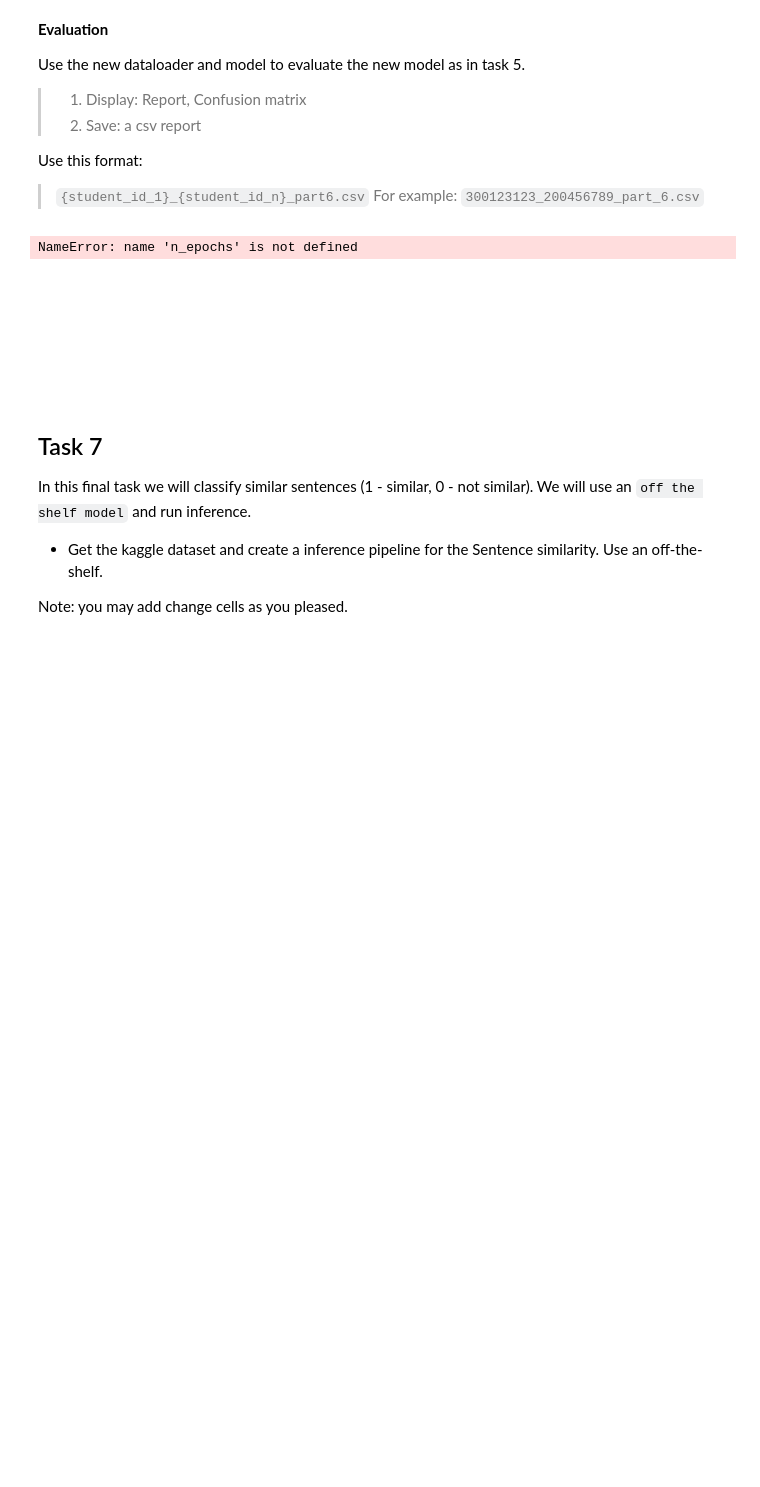
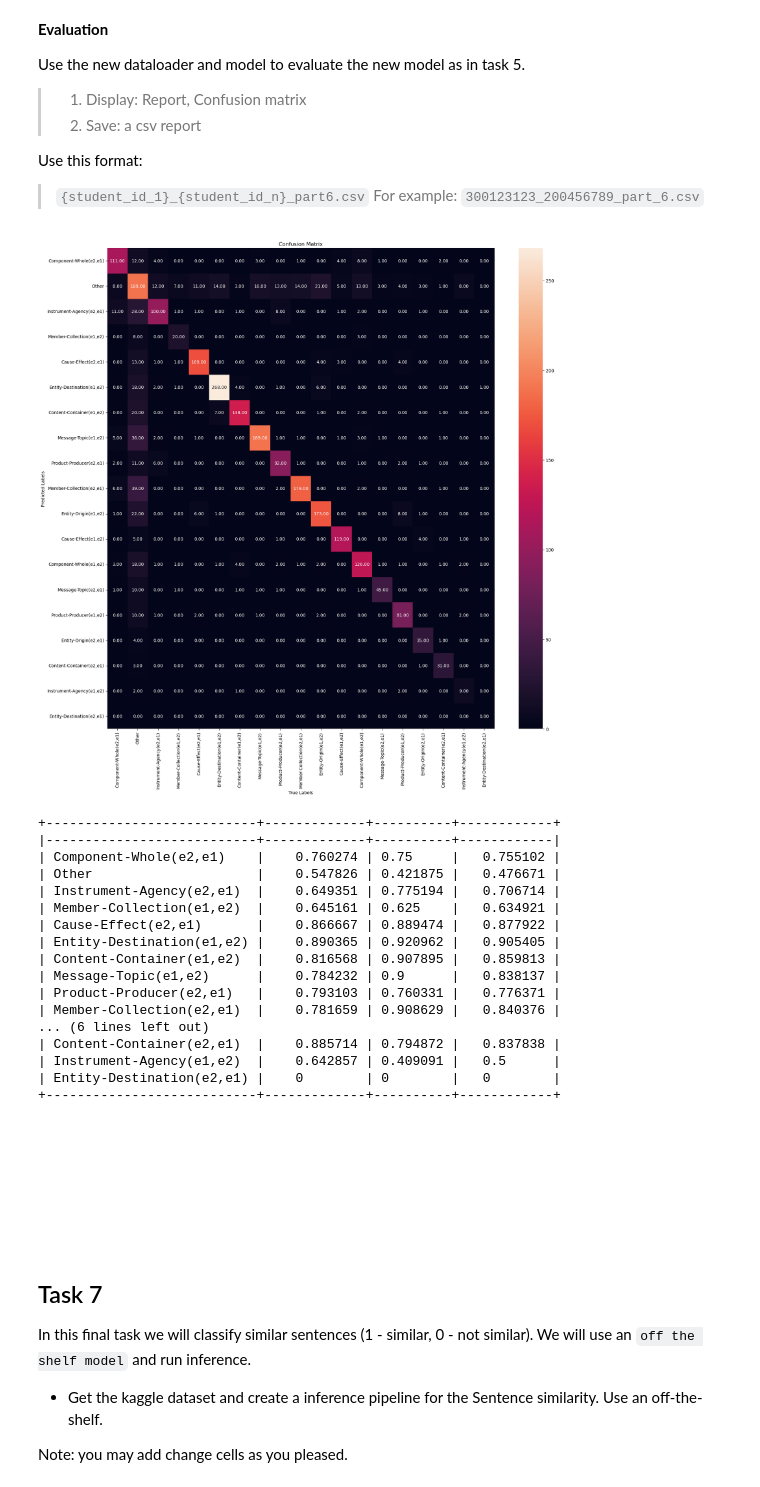
Before and after one commit to Lior-Baruch/NLP, a Jupyter notebook: HW4/Assignment_4_RC.ipynb, the cells around one changed output. Saved outputs shown, nothing was run; the diff lists cells and outputs as text; code cells hidden in the pictures; blank space fills up the shorter version.

```diff
--- a/HW4/Assignment_4_RC.ipynb
+++ b/HW4/Assignment_4_RC.ipynb
@@ -1317,16 +1070,67 @@ Use the new dataloader and model to evaluate the new model as in task 5.
 Use this format:
 > `{student_id_1}_{student_id_n}_part6.csv`
 > For example: `300123123_200456789_part_6.csv`
-# %%
-# TO DO
-
-training(model_part3, n_epochs, train_data, dev_data)
-evaluate(model_part3, test_data)
-
-# display()
-# save()
-# %% [output]
-NameError: name 'n_epochs' is not defined
+# %%
+def evaluate_MTB(model, test_dataloader):
+  model.eval()
+  y_true = []
+  y_pred = []
+  with torch.no_grad():
+    for batch in test_dataloader:
+      sentences, labels, index_tuples = batch
+      sentences = sentences.to(DEVICE)
+      labels = labels.to(DEVICE)
+      outputs = model.forward(sentences, index_tuples)
+      _, preds = torch.max(outputs, dim=1)
+      preds = preds.tolist()
+      labels = labels.tolist()
+      y_true.extend(labels)
+      y_pred.extend(preds)
+
+  return y_pred, y_true
+# %%
+# TO DO
+
+#training(model_part3, n_epochs, train_data, dev_data)
+y_pred, y_true = evaluate_MTB(model_MTB, test_dataloader_with_entity_markers)
+# convert the label ids to labels
+y_pred_str = [id2label_with_entity_markers[id] for id in y_pred]
+y_true_str = [id2label_with_entity_markers[id] for id in y_true]
+
+report_MTB = get_report(y_pred_str, y_true_str, list(label2id_with_entity_markers.keys()))
+cm_MTB = get_cm_matrix(y_pred_str, y_true_str, list(label2id_with_entity_markers.keys()))
+
+# plot the confusion matrix
+plt.figure(figsize=(20, 20))
+sns.heatmap(cm_MTB, annot=True, fmt='.2f')
+plt.title('Confusion Matrix')
+plt.xlabel('True Labels')
+plt.ylabel('Predicted Labels')
+plt.show()
+
+print(tabulate(report_MTB, headers='keys', tablefmt='psql'))
+
+# display()
+# save()
+# %% [output]
+[figure, added]
++---------------------------+-------------+----------+------------+
+|---------------------------+-------------+----------+------------|
+| Component-Whole(e2,e1)    |    0.760274 | 0.75     |   0.755102 |
+| Other                     |    0.547826 | 0.421875 |   0.476671 |
+| Instrument-Agency(e2,e1)  |    0.649351 | 0.775194 |   0.706714 |
+| Member-Collection(e1,e2)  |    0.645161 | 0.625    |   0.634921 |
+| Cause-Effect(e2,e1)       |    0.866667 | 0.889474 |   0.877922 |
+| Entity-Destination(e1,e2) |    0.890365 | 0.920962 |   0.905405 |
+| Content-Container(e1,e2)  |    0.816568 | 0.907895 |   0.859813 |
+| Message-Topic(e1,e2)      |    0.784232 | 0.9      |   0.838137 |
+| Product-Producer(e2,e1)   |    0.793103 | 0.760331 |   0.776371 |
+| Member-Collection(e2,e1)  |    0.781659 | 0.908629 |   0.840376 |
+... (6 lines left out)
+| Content-Container(e2,e1)  |    0.885714 | 0.794872 |   0.837838 |
+| Instrument-Agency(e1,e2)  |    0.642857 | 0.409091 |   0.5      |
+| Entity-Destination(e2,e1) |    0        | 0        |   0        |
++---------------------------+-------------+----------+------------+
 # %% [markdown]
 <br><br><br><br><br>
 # %% [markdown]
```
Also changed, not shown: parts of 13 cells of this notebook.
